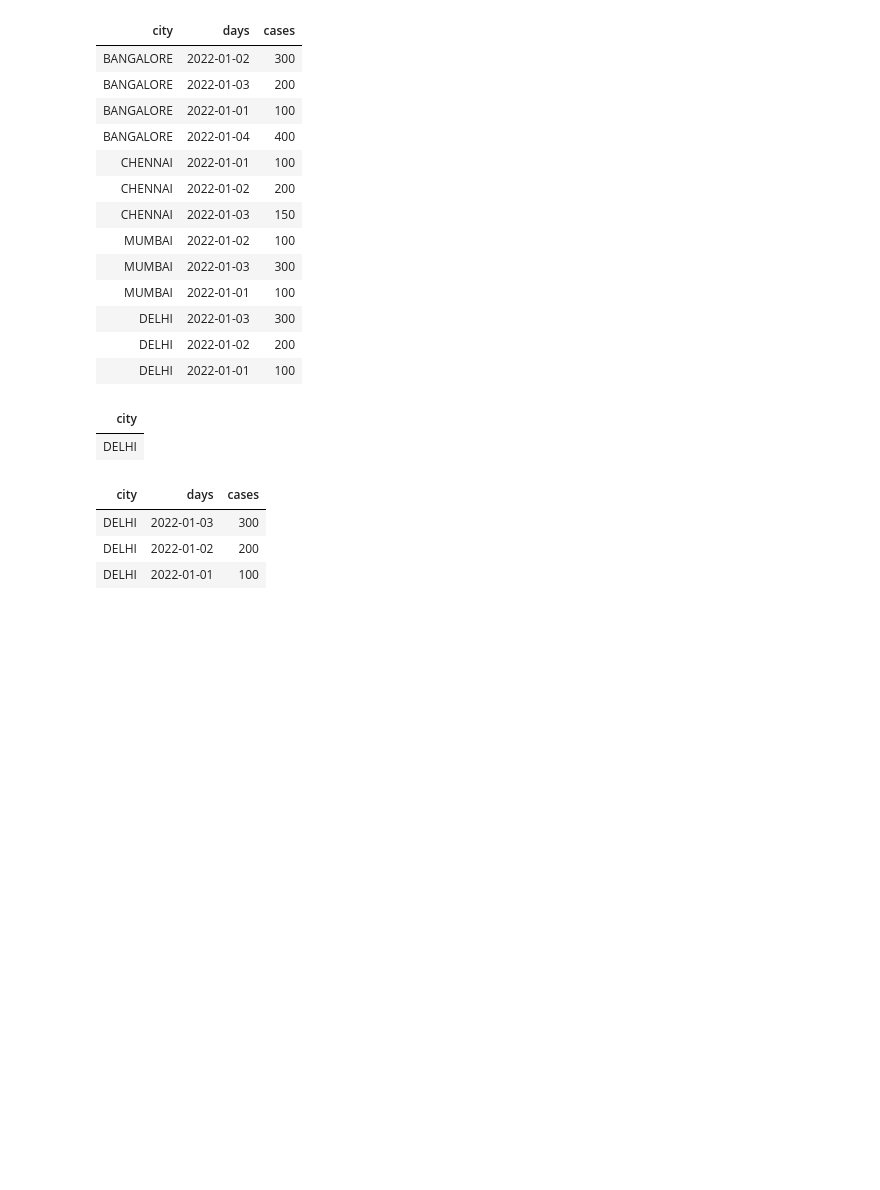
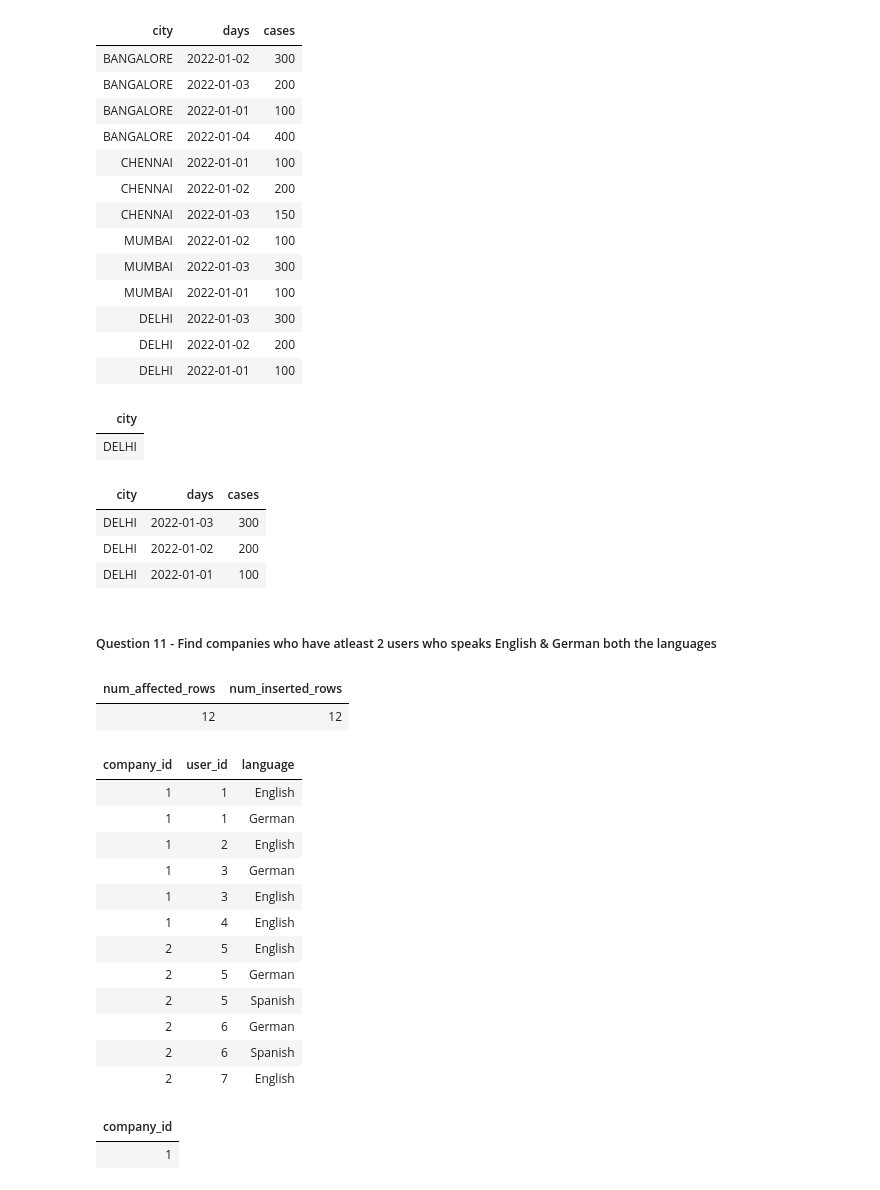
Before and after one commit to Rupam-1/SQL-Pyspark-practise_youtube, a Jupyter notebook: 03. SQL - Part2.ipynb, the cells around one changed output. Saved outputs shown, nothing was run; the diff lists cells and outputs as text; code cells hidden in the pictures; blank space fills up the shorter version.

```diff
--- a/03. SQL - Part2.ipynb
+++ b/03. SQL - Part2.ipynb
@@ -861,3 +863,64 @@ where city not in (
 | DELHI | 2022-01-03 | 300 |
 | DELHI | 2022-01-02 | 200 |
 | DELHI | 2022-01-01 | 100 |
+# %% [markdown]
+##### Question 11 - Find companies who have atleast 2 users who speaks English & German both the languages
+# %%
+%sql
+DROP TABLE IF EXISTS company_users;
+CREATE TABLE company_users (
+    company_id INT,
+    user_id INT,
+    language VARCHAR(20)
+);
+INSERT INTO company_users (company_id, user_id, language)
+VALUES
+    (1, 1, 'English'),
+    (1, 1, 'German'),
+    (1, 2, 'English'),
+    (1, 3, 'German'),
+    (1, 3, 'English'),
+    (1, 4, 'English'),
+    (2, 5, 'English'),
+    (2, 5, 'German'),
+    (2, 5, 'Spanish'),
+    (2, 6, 'German'),
+    (2, 6, 'Spanish'),
+    (2, 7, 'English');
+# %% [output]
+| num_affected_rows | num_inserted_rows |
+| 12 | 12 |
+# %%
+%sql
+select * from company_users;
+# %% [output]
+| company_id | user_id | language |
+| 1 | 1 | English |
+| 1 | 1 | German |
+| 1 | 2 | English |
+| 1 | 3 | German |
+| 1 | 3 | English |
+| 1 | 4 | English |
+| 2 | 5 | English |
+| 2 | 5 | German |
+| 2 | 5 | Spanish |
+| 2 | 6 | German |
+| 2 | 6 | Spanish |
+| 2 | 7 | English |
+# %%
+%sql
+with cte as (
+    select
+        company_id,
+        user_id
+    from company_users
+    where language in ('English','German')
+    group by company_id, user_id
+    having count(*) = 2
+)
+select company_id from cte
+group by company_id
+having count(user_id) = 2;
+# %% [output]
+| company_id |
+| 1 |
```
Also changed, not shown: parts of 2 cells of this notebook, 1 other file.
